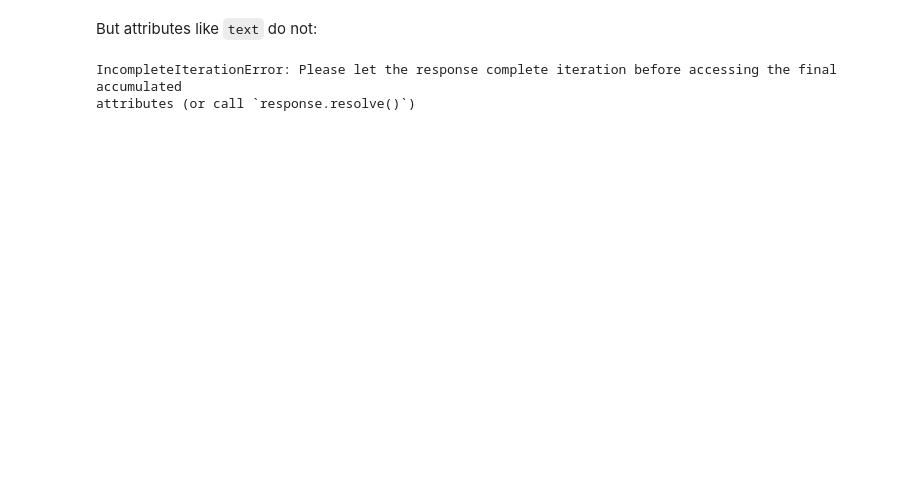
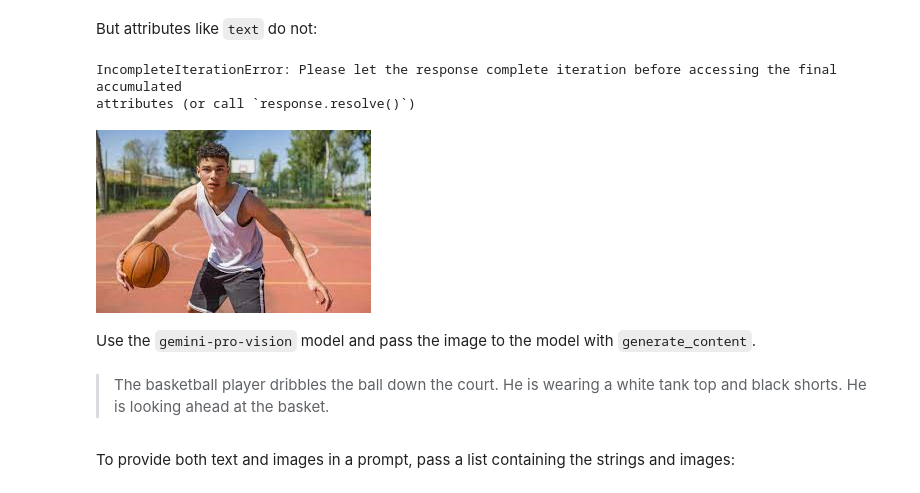
Before and after one commit to SohamDesai1/Generative-AI, a Jupyter notebook: Gemini_model_demo.ipynb, the cells around one changed output. Drawn from its saved outputs; the diff is of its cells as text; code cells hidden in the pictures; blank space fills up the shorter version.

Commit message:
Gemini vision model demo

```diff
--- a/Gemini_model_demo.ipynb
+++ b/Gemini_model_demo.ipynb
@@ -147,3 +172,12 @@ except Exception as e:
 # %% [output]
 IncompleteIterationError: Please let the response complete iteration before accessing the final accumulated
 attributes (or call `response.resolve()`)
+# %%
+import PIL.Image
+
+img = PIL.Image.open('./image.jpg')
+img
+# %% [output]
+[figure, added]
+# %% [markdown]
+Use the `gemini-pro-vision` model and pass the image to the model with `generate_content`.
@@ -149,0 +186,8 @@ attributes (or call `response.resolve()`)
+# %%
+response = model.generate_content(img)
+
+to_markdown(response.text)
+# %% [output]
+>  The basketball player dribbles the ball down the court. He is wearing a white tank top and black shorts. He is looking ahead at the basket.
+# %% [markdown]
+To provide both text and images in a prompt, pass a list containing the strings and images:
```
Also changed, not shown: parts of 7 cells of this notebook, 1 other file.
